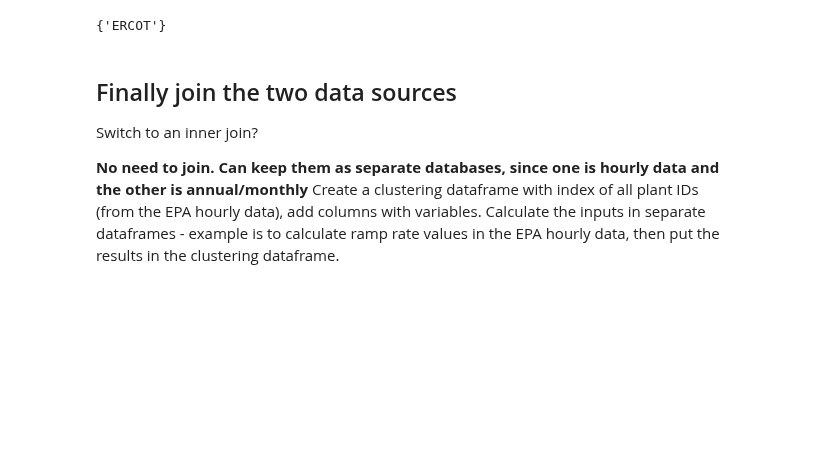
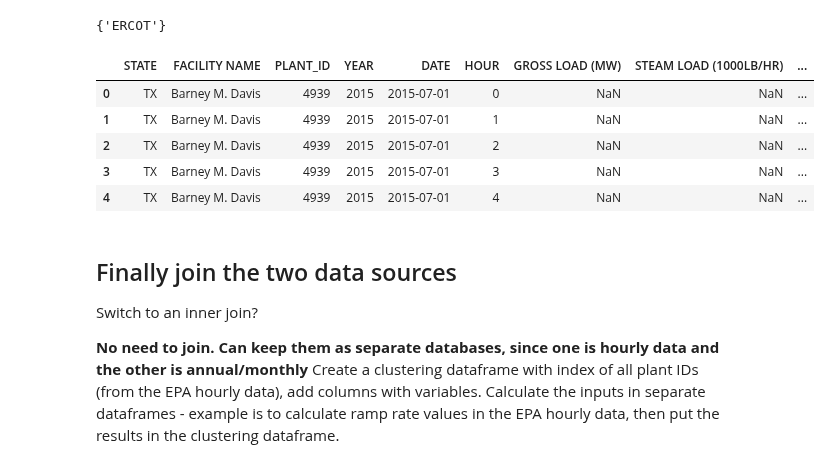
Before and after one commit to gschivley/ERCOT_power, a Jupyter notebook: Raw Data/Merging EPA and EIA.ipynb, the cells around one changed output. Saved outputs shown, nothing was run; the diff lists cells and outputs as text; code cells hidden in the pictures; blank space fills up the shorter version.

```diff
--- a/Raw Data/Merging EPA and EIA.ipynb
+++ b/Raw Data/Merging EPA and EIA.ipynb
@@ -207,6 +229,15 @@ for key, df in epaDict.iteritems():
 set(epaDict['2015 July-Dec'].loc[:,'NERC REGION'])
 # %% [output]
 {'ERCOT'}
+# %%
+epaDict['2015 July-Dec'].head()
+# %% [output]
+|  | STATE | FACILITY NAME | PLANT_ID | YEAR | DATE | HOUR | GROSS LOAD (MW) | STEAM LOAD (1000LB/HR) | ... |
+| 0 | TX | Barney M. Davis | 4939 | 2015 | 2015-07-01 | 0 | NaN | NaN | ... |
+| 1 | TX | Barney M. Davis | 4939 | 2015 | 2015-07-01 | 1 | NaN | NaN | ... |
+| 2 | TX | Barney M. Davis | 4939 | 2015 | 2015-07-01 | 2 | NaN | NaN | ... |
+| 3 | TX | Barney M. Davis | 4939 | 2015 | 2015-07-01 | 3 | NaN | NaN | ... |
+| 4 | TX | Barney M. Davis | 4939 | 2015 | 2015-07-01 | 4 | NaN | NaN | ... |
 # %% [markdown]
 ## Finally join the two data sources
 
```
Also changed, not shown: parts of 3 cells of this notebook.
